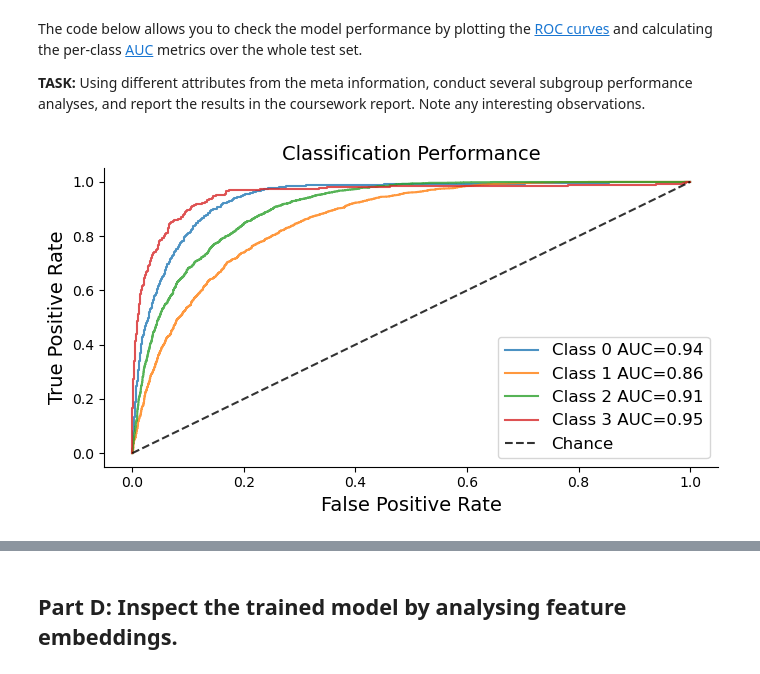
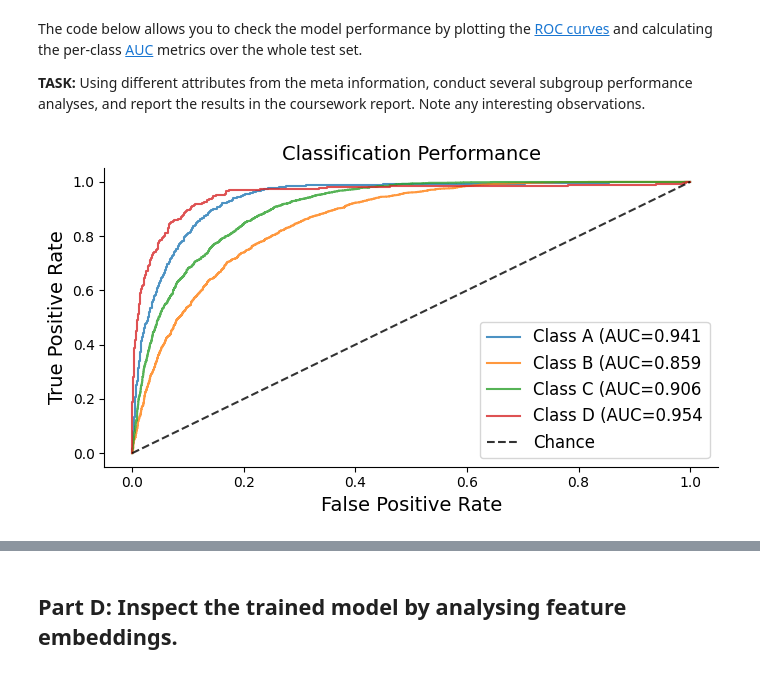
Before and after one commit to Deepthi1301/mli-coursework-2026, a Jupyter notebook: coursework.ipynb, the cells around one changed output, grey strips where cells are left out. Saved outputs shown, nothing was run; the diff lists cells and outputs as text; code cells hidden in the pictures.

```diff
--- a/coursework.ipynb
+++ b/coursework.ipynb
@@ -682,5 +682,10 @@ Loaded model weights from the checkpoint at ./output/mammo-swin_t/version_1/chec
 The code below allows you to check the model performance by plotting the [ROC curves](https://scikit-learn.org/stable/modules/generated/sklearn.metrics.roc_curve.html) and calculating the per-class [AUC](https://scikit-learn.org/stable/modules/generated/sklearn.metrics.auc.html) metrics over the whole test set.
 
 **TASK:** Using different attributes from the meta information, conduct several subgroup performance analyses, and report the results in the coursework report. Note any interesting observations.
+# %%
+architecture = 'swin_t'
+output_base = './output/'
+output_name = f'mammo-{architecture}'
+output_dir = os.path.join(output_base, output_name)
 # %%
 df_pred = pd.read_csv(os.path.join(output_dir, 'predictions.csv'))
@@ -708,17 +691,0 @@ for i, class_name in enumerate(class_columns):
-# %%
-fig, ax = plt.subplots(figsize=(7, 4))
-
-for i, (class_name, metrics) in enumerate(roc_results.items()):
-    label = f"Class {i} AUC={metrics['roc_auc']:.2f}"
-    plt.plot(metrics['fpr'], metrics['tpr'], lw=1.5, alpha=.8, label=label)
-
-ax.plot([0, 1], [0, 1], linestyle='--', lw=1.5, color='k', label='Chance', alpha=.8)
-plt.xlabel('False Positive Rate', fontsize=14)
-plt.ylabel('True Positive Rate', fontsize=14)
-plt.legend(loc="lower right", fontsize=12)
-plt.title('Classification Performance', fontsize=14)
-ax.set(xlim=[-0.05, 1.05], ylim=[-0.05, 1.05])
-ax.spines[['right', 'top']].set_visible(False)
-plt.tight_layout()
-# %% [output]
-[figure, removed]
@@ -724,0 +713,17 @@ plt.tight_layout()
+# %%
+fig, ax = plt.subplots(figsize=(7, 4))
+
+for i, (class_name, metrics) in enumerate(roc_results.items()):
+    label = f"{label_map[i]} (AUC={metrics['roc_auc']:.3f})"
+    ax.plot(metrics['fpr'], metrics['tpr'], lw=1.5, alpha=.8, label=label)
+
+ax.plot([0, 1], [0, 1], linestyle='--', lw=1.5, color='k', label='Chance', alpha=.8)
+plt.xlabel('False Positive Rate', fontsize=14)
+plt.ylabel('True Positive Rate', fontsize=14)
+plt.legend(loc="lower right", fontsize=12)
+plt.title('Classification Performance', fontsize=14)
+ax.set(xlim=[-0.05, 1.05], ylim=[-0.05, 1.05])
+ax.spines[['right', 'top']].set_visible(False)
+plt.tight_layout()
+# %% [output]
+[figure, added]
```
Also changed, not shown: parts of 13 cells of this notebook.
